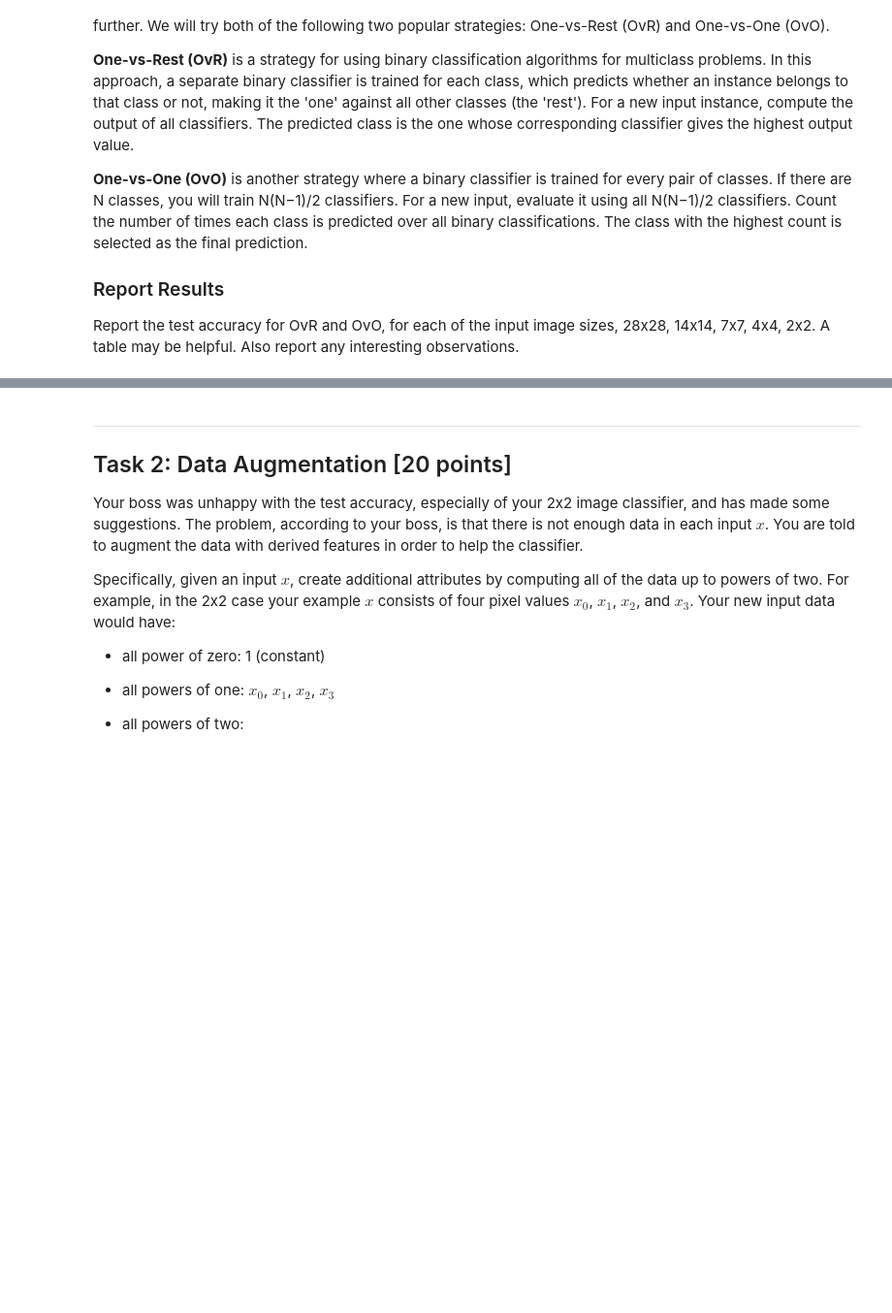
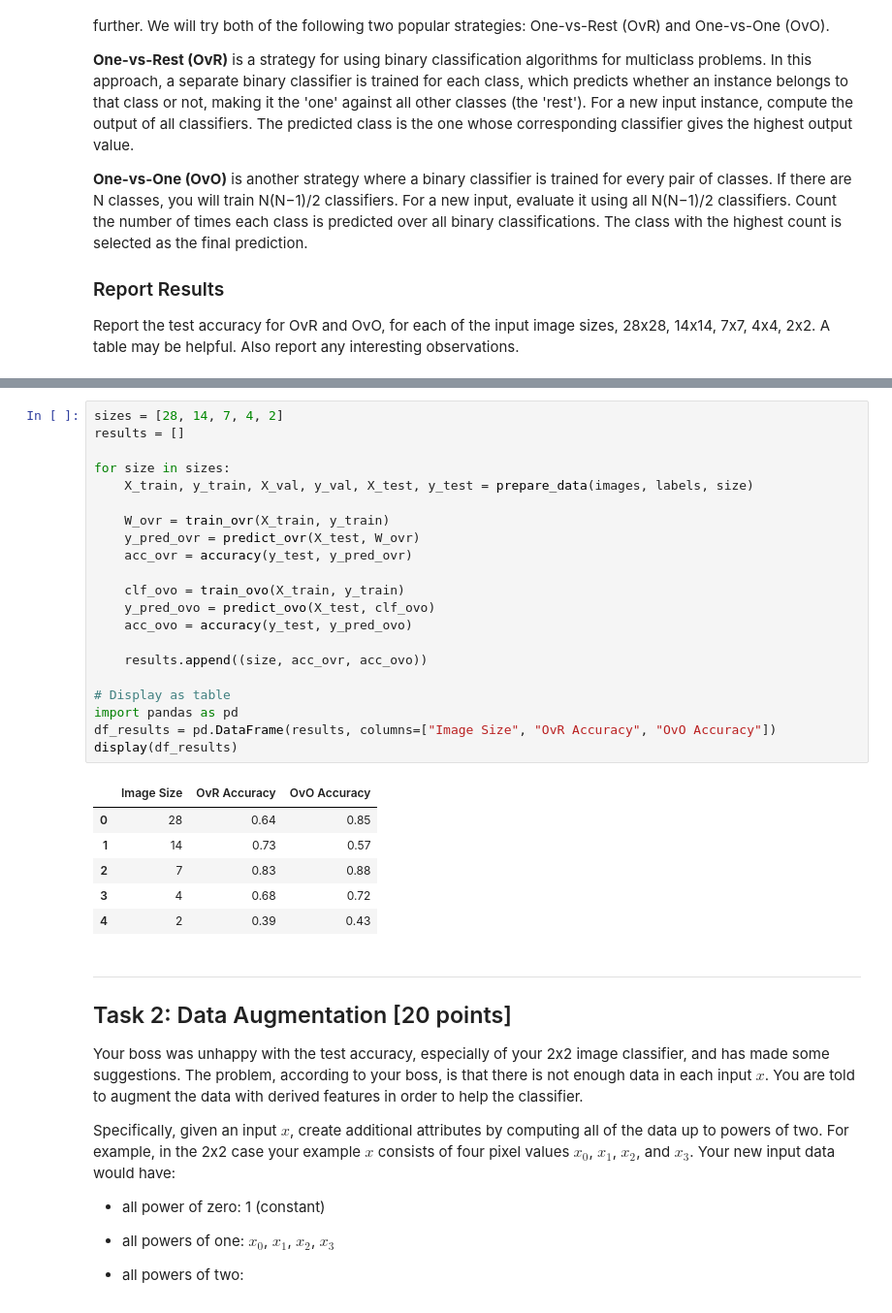
Before and after one commit to Czedros/CSE352-Machine-Learning-Assignments, a Jupyter notebook: ML/MNIST.ipynb, the cells around one changed output, grey strips where cells are left out. Shown at 97% size. Saved outputs shown, nothing was run; the diff lists cells and outputs as text; blank space fills up the shorter version.

```diff
--- a/ML/MNIST.ipynb
+++ b/ML/MNIST.ipynb
@@ -136,3 +197,31 @@ Report the test accuracy for OvR and OvO, for each of the input image sizes, 28x
+# %%
+sizes = [28, 14, 7, 4, 2]
+results = []
+
+for size in sizes:
+    X_train, y_train, X_val, y_val, X_test, y_test = prepare_data(images, labels, size)
+
+    W_ovr = train_ovr(X_train, y_train)
+    y_pred_ovr = predict_ovr(X_test, W_ovr)
+    acc_ovr = accuracy(y_test, y_pred_ovr)
+
+    clf_ovo = train_ovo(X_train, y_train)
+    y_pred_ovo = predict_ovo(X_test, clf_ovo)
+    acc_ovo = accuracy(y_test, y_pred_ovo)
+
+    results.append((size, acc_ovr, acc_ovo))
+
+# Display as table
+import pandas as pd
+df_results = pd.DataFrame(results, columns=["Image Size", "OvR Accuracy", "OvO Accuracy"])
+display(df_results)
+# %% [output]
+|  | Image Size | OvR Accuracy | OvO Accuracy |
+| 0 | 28 | 0.64 | 0.85 |
+| 1 | 14 | 0.73 | 0.57 |
+| 2 | 7 | 0.83 | 0.88 |
+| 3 | 4 | 0.68 | 0.72 |
+| 4 | 2 | 0.39 | 0.43 |
 # %% [markdown]
 ---
 ## Task 2: Data Augmentation [20 points]
```
Also changed, not shown: parts of 5 cells of this notebook.
